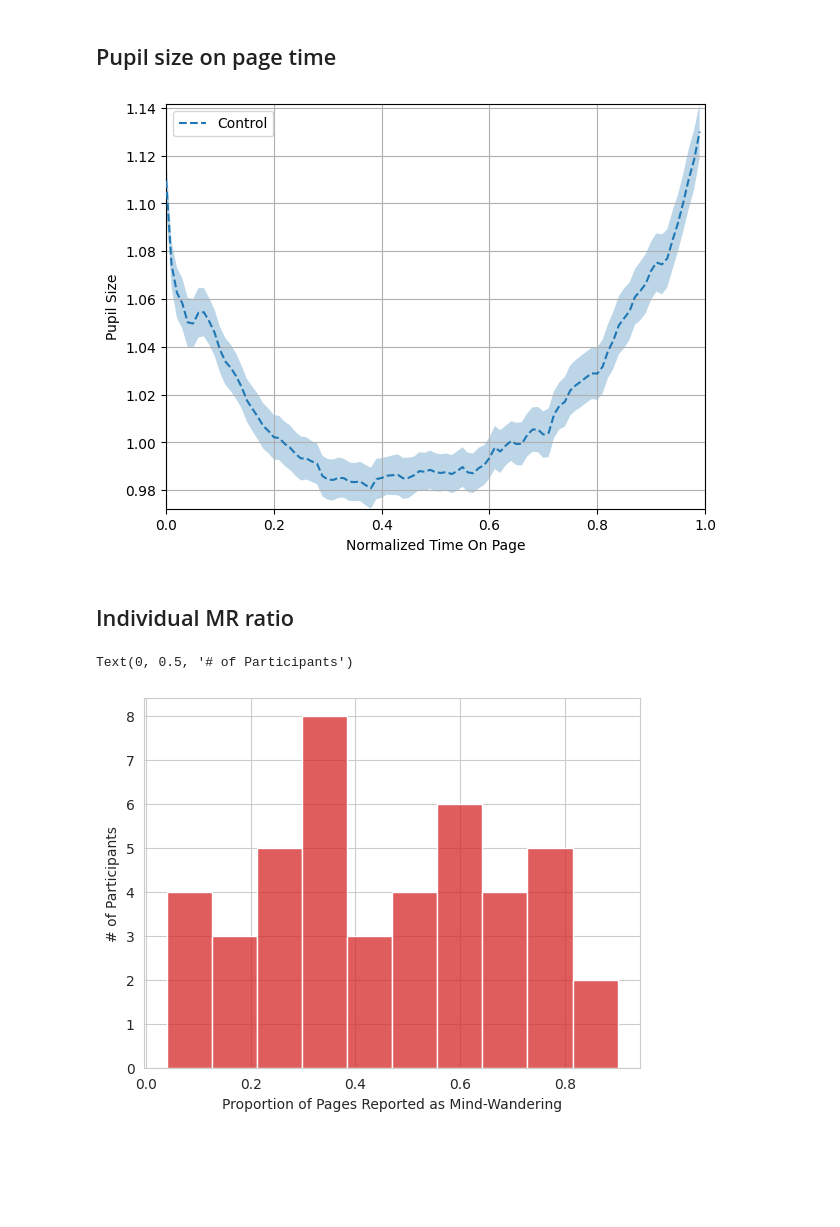
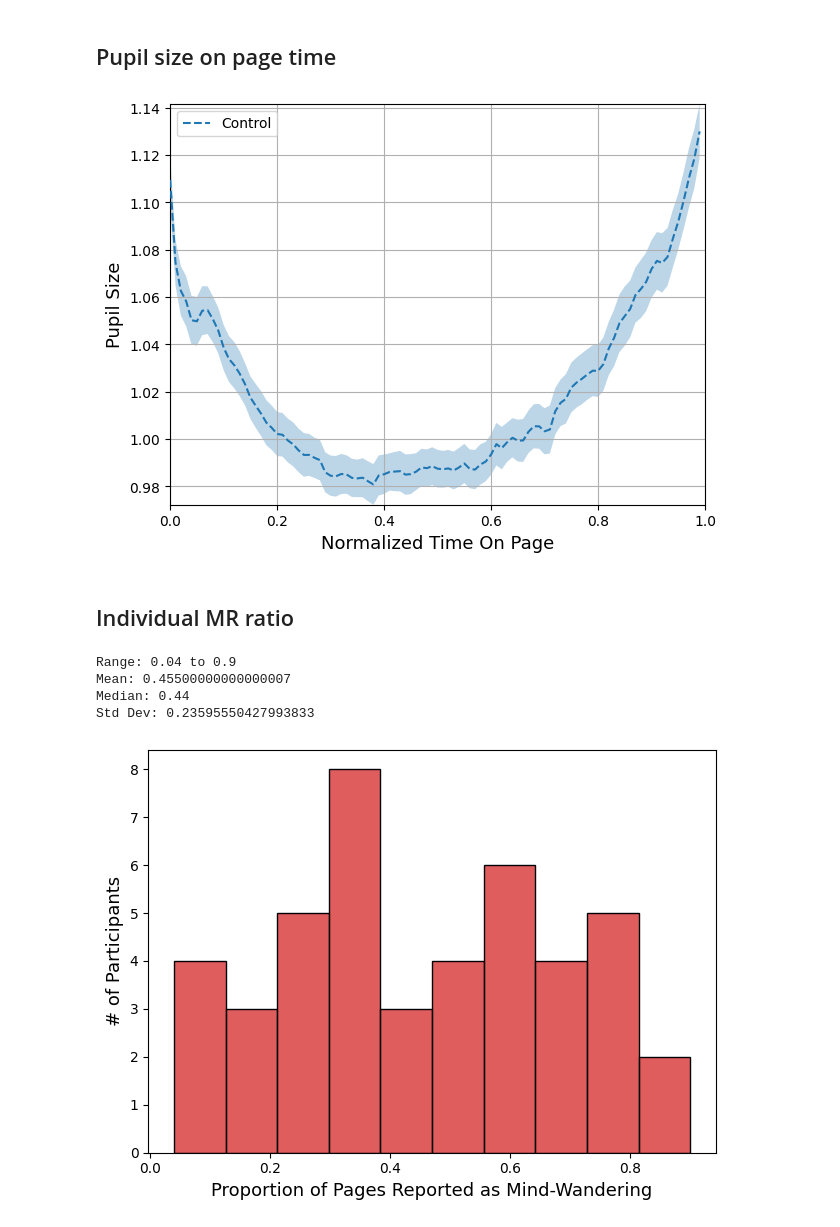
Before and after one commit to GlassBrainLab/ReMind, a Jupyter notebook: analysis_code/notebooks/brm_figures.ipynb, the cells around one changed output. Drawn from its saved outputs; the diff is of its cells as text; code cells hidden in the pictures; blank space fills up the shorter version.

```diff
--- a/analysis_code/notebooks/brm_figures.ipynb
+++ b/analysis_code/notebooks/brm_figures.ipynb
@@ -195,8 +164,8 @@ from statsmodels.stats.multicomp import pairwise_tukeyhsd
 from scipy.stats import ttest_1samp
 # load psychopy responses files
 # root path
-path = r"/Volumes/GBLDrive/MindlessReading/Data"
-df = pd.read_csv(os.path.join(path, 'Files', 'trial_level_data.csv'))
+path = r"/gpfs1/pi/djangraw/mindless_reading/data/ReMind"
+df = pd.read_csv(os.path.join(path, 'trial_level_data.csv'))
 trial_count = len(df)
 
 # ===========================================================================================
@@ -220,6 +189,7 @@ print('\n')
 
 # ===========================================================================================
 # comprehension question accuracy after filtering out "I don't know"
+print(f"Number of skipped questions: {df['num_skipped'].sum()}")
 acc_avg = df['filtered_accuracy'].mean()
 msg = f'Participants answered a mean of {acc_avg*100}% of comprehension questions correctly.'
 print(msg)
@@ -979,7 +976,7 @@ for i, (cond, ax) in enumerate(zip(['MW_onset', 'self_report'], [ax0, ax1])):
     ax.grid()
     ax.set_ylim(0.3, 0.7)
     if i == 0:
-        ax.set_ylabel("AUROC")
+        ax.set_ylabel("AUROC", fontsize=13)
         # Define custom legend handles
         legend_handles = [
             Line2D([0], [0], color='tab:blue', lw=1.5, linestyle='--', label='Control'),
@@ -1065,12 +1062,12 @@ for i, (label_control, label_target, title, ax) in enumerate(zip(
     # =======================================MW===========================================
 
     ax.set_xticks(range(int(x.min()), int(x.max()) + 1))
-    ax.set_xlabel(f"Time Relative to {title} (s)")
+    ax.set_xlabel(f"Time to {title} (s)", fontsize=13)
     ax.grid()
     ax.legend().remove()
     ax.set_ylim(0.28, 0.38)
     if i == 0:
-        ax.set_ylabel("Predicted Probability")
+        ax.set_ylabel("Predicted Probability", fontsize=13)
         ax.axvline(x=0, color='black', linestyle='--', linewidth=1)
     else:
         ax.set_ylabel("")
@@ -1747,7 +1744,7 @@ for i, feature in enumerate(features):
     # Highlight region from x = -3 to -1
     ax.axvspan(-3, -1, color='gray', alpha=0.2)
 
-    ax.set_ylabel(y_labels[feature])
+    ax.set_ylabel(y_labels[feature], fontsize=13)
     ax.grid(True, alpha=0.3)
     if i == len(features) - 1:
         legend_handles = [
@@ -1757,7 +1754,7 @@ for i, feature in enumerate(features):
         ]
         # Add legend to the top-left subplot
         ax.legend(handles=legend_handles, loc="upper left", title="", fontsize=10)
-        ax.set_xlabel("Time Relative to Self-Report (s)")
+        ax.set_xlabel("Time to Self-Report (s)", fontsize=13)
     else:
         ax.set_xlabel("")
 
@@ -2365,42 +2446,51 @@ legend_handles = [Line2D([0], [0], color='tab:blue', lw=1.5, linestyle='--', lab
 ax.legend(handles=legend_handles, loc="best", title="", fontsize=10)
 
 plt.grid()
-plt.ylabel('Pupil Size')
-plt.xlabel('Normalized Time On Page')
+plt.ylabel('Pupil Size', fontsize=13)
+plt.xlabel('Normalized Time On Page', fontsize=13)
 plt.xlim(0, 1)
 plt.tight_layout()
 plt.show()
 # %% [output]
-[figure, old version]
+[figure, new version]
 # %% [markdown]
 ## Individual MR ratio
 # %%
 import os
 import numpy as np
 import pandas as pd
 import seaborn as sns
 from matplotlib import pyplot as plt
 
 # load eye feature file
 path = r"/gpfs1/pi/djangraw/mindless_reading/data/ReMind/"
 file = "group_features_default_sr.csv"
 df = pd.read_csv(os.path.join(path, file))
 
 df_mw = df[df['is_MWreported']].copy()
 
 sub_mw_ratio = []
 total_pages = 50
 for sub_id in df_mw['sub_id'].unique():
     # Fixed: Use sum() instead of length() to count True values
     mw_pages = (df_mw['sub_id'] == sub_id).sum()
     sub_mw_ratio.append(mw_pages/total_pages)
 
 plt.figure()
 # plt.grid()
-sns.set_style("whitegrid")
+# sns.set_style("whitegrid")
 sns.histplot(sub_mw_ratio, bins=10, color='tab:red')
-plt.xlabel('Proportion of Pages Reported as Mind-Wandering')
-plt.ylabel('# of Participants')
+plt.xlabel('Proportion of Pages Reported as Mind-Wandering', fontsize=13)
+plt.ylabel('# of Participants', fontsize=13)
+print("Range:", np.min(sub_mw_ratio), "to", np.max(sub_mw_ratio))
+print("Mean:", np.mean(sub_mw_ratio))
+print("Median:", np.median(sub_mw_ratio))
+print("Std Dev:", np.std(sub_mw_ratio))
+plt.tight_layout()
+plt.show()
 # %% [output]
-Text(0, 0.5, '# of Participants')
+Range: 0.04 to 0.9
+Mean: 0.45500000000000007
+Median: 0.44
+Std Dev: 0.23595550427993833
-[figure, old version]
+[figure, new version]
```
Also changed, not shown: parts of 13 cells of this notebook, 2 other files.
